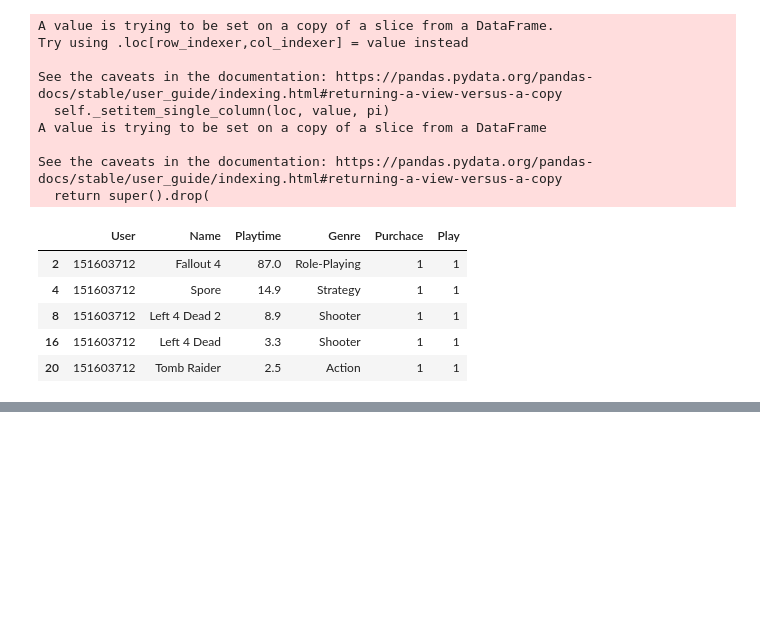
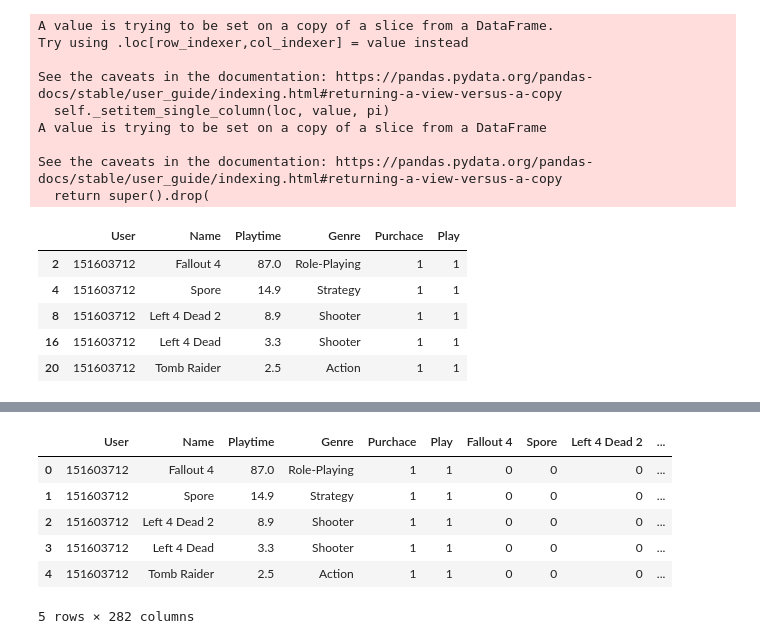
Before and after one commit to chamw25/EntityFinalProject, a Jupyter notebook: FinalProject.ipynb, the cells around one changed output, grey strips where cells are left out. Saved outputs shown, nothing was run; the diff lists cells and outputs as text; code cells hidden in the pictures; blank space fills up the shorter version.

```diff
--- a/FinalProject.ipynb
+++ b/FinalProject.ipynb
@@ -213,0 +208,12 @@ KeyError: 6985
+# %%
+dataR= pd.read_csv('C:/Users/Joshua/Documents/git/EntityFinalProject-main/dataR.csv')
+# %%
+dataR.head(5)
+# %% [output]
+|  | User | Name | Playtime | Genre | Purchace | Play | Fallout 4 | Spore | Left 4 Dead 2 | ... |
+| 0 | 151603712 | Fallout 4 | 87.0 | Role-Playing | 1 | 1 | 0 | 0 | 0 | ... |
+| 1 | 151603712 | Spore | 14.9 | Strategy | 1 | 1 | 0 | 0 | 0 | ... |
+| 2 | 151603712 | Left 4 Dead 2 | 8.9 | Shooter | 1 | 1 | 0 | 0 | 0 | ... |
+| 3 | 151603712 | Left 4 Dead | 3.3 | Shooter | 1 | 1 | 0 | 0 | 0 | ... |
+| 4 | 151603712 | Tomb Raider | 2.5 | Action | 1 | 1 | 0 | 0 | 0 | ... |
+5 rows × 282 columns
```
Also changed, not shown: parts of 23 cells of this notebook, 1 other file.
